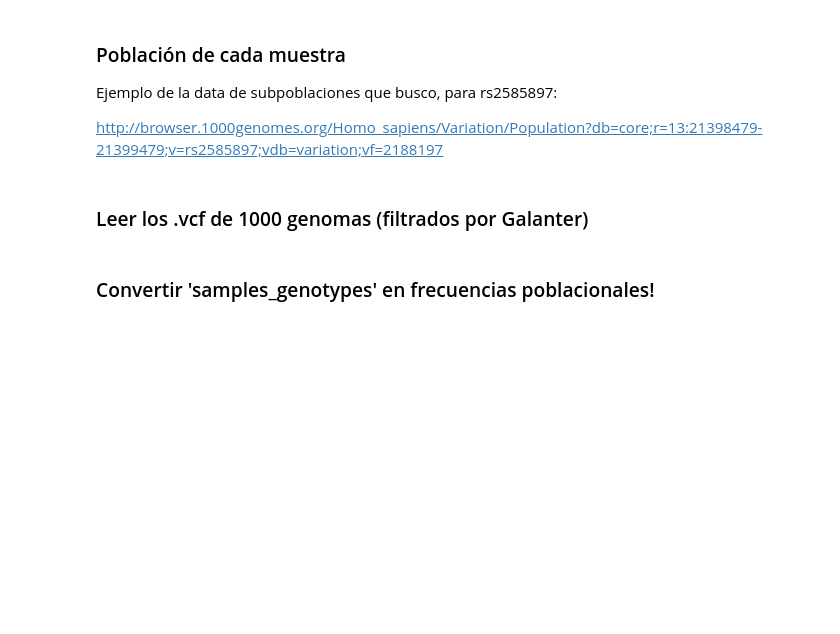
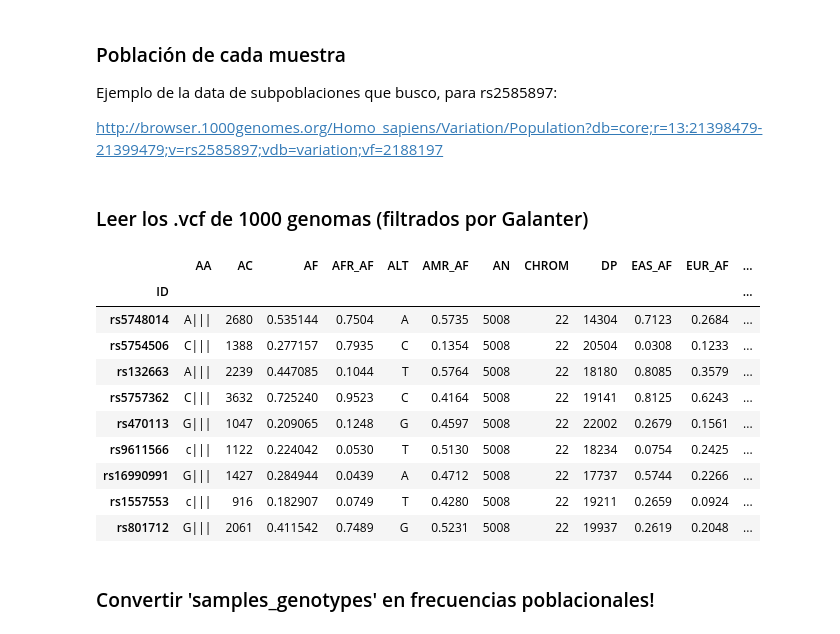
Before and after one commit to jmberros/tesina, a Jupyter notebook: Galanter_AIMs_NEW.ipynb, the cells around one changed output. Cells and saved outputs as stored; diff of their text form; code cells hidden in the pictures; blank space fills up the shorter version.

```diff
--- a/Galanter_AIMs_NEW.ipynb
+++ b/Galanter_AIMs_NEW.ipynb
@@ -649,3 +366,24 @@ df_1000genomes
+# %%
+# TODO: get this in a .py script!
+# https://pyvcf.readthedocs.org/en/latest/API.html#vcf-model-record
+
+
+%run 1000genomes_data.py
+vcf_filenames = glob("/home/juan/tesina/1000genomes/chr_22*recode*")  # remove the 21
+df_1000genomes = create_1000genomes_df_from_vcf(vcf_filenames)
+df_1000genomes
+# %% [output]
+|  | AA | AC | AF | AFR_AF | ALT | AMR_AF | AN | CHROM | DP | EAS_AF | EUR_AF | ... |
+| ID |  |  |  |  |  |  |  |  |  |  |  | ... |
+| rs5748014 | A||| | 2680 | 0.535144 | 0.7504 | A | 0.5735 | 5008 | 22 | 14304 | 0.7123 | 0.2684 | ... |
+| rs5754506 | C||| | 1388 | 0.277157 | 0.7935 | C | 0.1354 | 5008 | 22 | 20504 | 0.0308 | 0.1233 | ... |
+| rs132663 | A||| | 2239 | 0.447085 | 0.1044 | T | 0.5764 | 5008 | 22 | 18180 | 0.8085 | 0.3579 | ... |
+| rs5757362 | C||| | 3632 | 0.725240 | 0.9523 | C | 0.4164 | 5008 | 22 | 19141 | 0.8125 | 0.6243 | ... |
+| rs470113 | G||| | 1047 | 0.209065 | 0.1248 | G | 0.4597 | 5008 | 22 | 22002 | 0.2679 | 0.1561 | ... |
+| rs9611566 | c||| | 1122 | 0.224042 | 0.0530 | T | 0.5130 | 5008 | 22 | 18234 | 0.0754 | 0.2425 | ... |
+| rs16990991 | G||| | 1427 | 0.284944 | 0.0439 | A | 0.4712 | 5008 | 22 | 17737 | 0.5744 | 0.2266 | ... |
+| rs1557553 | c||| | 916 | 0.182907 | 0.0749 | T | 0.4280 | 5008 | 22 | 19211 | 0.2659 | 0.0924 | ... |
+| rs801712 | G||| | 2061 | 0.411542 | 0.7489 | G | 0.5231 | 5008 | 22 | 19937 | 0.2619 | 0.2048 | ... |
 # %% [markdown]
 ### Convertir 'samples_genotypes' en frecuencias poblacionales!
 # %%
```
Also changed, not shown: parts of 26 cells of this notebook, 5 other files.
